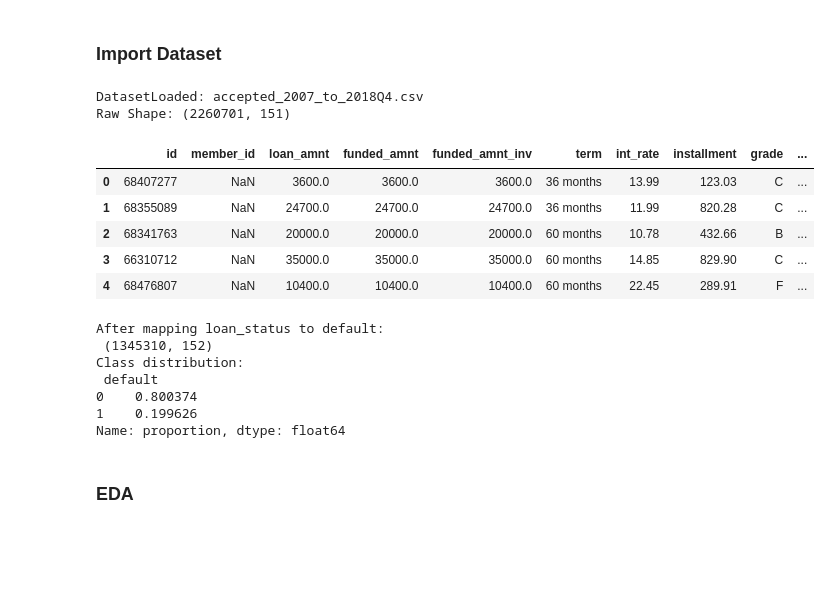
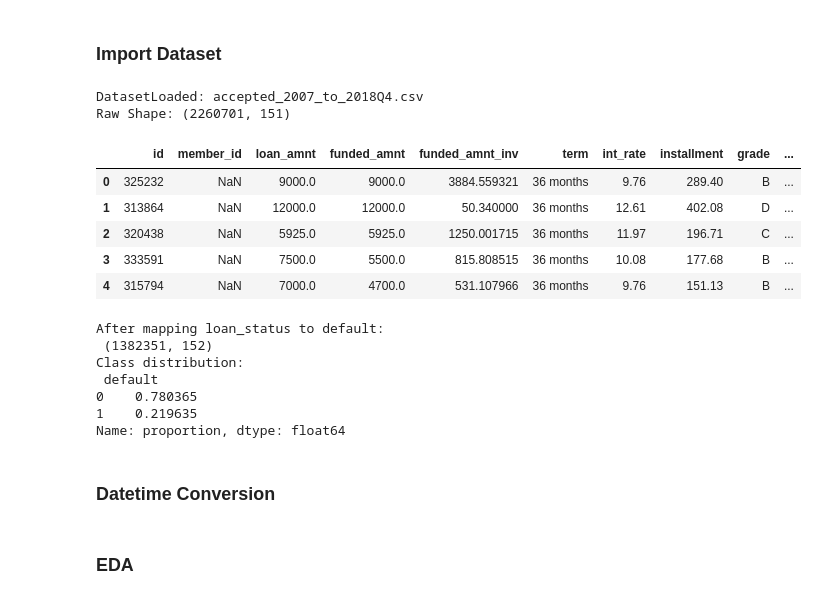
Before and after one commit to pranavrao10/aura-xai-finrisk-llm, a Jupyter notebook: notebooks/01_data_preprocessing_pipeline.ipynb, the cells around one changed output. Cells and saved outputs as stored; diff of their text form; code cells hidden in the pictures; blank space fills up the shorter version.

```diff
--- a/notebooks/01_data_preprocessing_pipeline.ipynb
+++ b/notebooks/01_data_preprocessing_pipeline.ipynb
@@ -30,32 +25,37 @@ data_filepath = Path("../data/raw/accepted_2007_to_2018Q4.csv")
 # %% [markdown]
 ### Import Dataset
 # %%
-df = pd.read_csv(data_filepath, low_memory=False)
+df = pd.read_csv(data_filepath, low_memory=False).sort_values("issue_d").reset_index(drop=True)
 print(f"DatasetLoaded: {data_filepath.name}")
 print("Raw Shape:", df.shape)
 display(df.head())
 # %% [output]
 DatasetLoaded: accepted_2007_to_2018Q4.csv
 Raw Shape: (2260701, 151)
 |  | id | member_id | loan_amnt | funded_amnt | funded_amnt_inv | term | int_rate | installment | grade | ... |
-| 0 | 68407277 | NaN | 3600.0 | 3600.0 | 3600.0 | 36 months | 13.99 | 123.03 | C | ... |
-| 1 | 68355089 | NaN | 24700.0 | 24700.0 | 24700.0 | 36 months | 11.99 | 820.28 | C | ... |
-| 2 | 68341763 | NaN | 20000.0 | 20000.0 | 20000.0 | 60 months | 10.78 | 432.66 | B | ... |
-| 3 | 66310712 | NaN | 35000.0 | 35000.0 | 35000.0 | 60 months | 14.85 | 829.90 | C | ... |
-| 4 | 68476807 | NaN | 10400.0 | 10400.0 | 10400.0 | 60 months | 22.45 | 289.91 | F | ... |
+| 0 | 325232 | NaN | 9000.0 | 9000.0 | 3884.559321 | 36 months | 9.76 | 289.40 | B | ... |
+| 1 | 313864 | NaN | 12000.0 | 12000.0 | 50.340000 | 36 months | 12.61 | 402.08 | D | ... |
+| 2 | 320438 | NaN | 5925.0 | 5925.0 | 1250.001715 | 36 months | 11.97 | 196.71 | C | ... |
+| 3 | 333591 | NaN | 7500.0 | 5500.0 | 815.808515 | 36 months | 10.08 | 177.68 | B | ... |
+| 4 | 315794 | NaN | 7000.0 | 4700.0 | 531.107966 | 36 months | 9.76 | 151.13 | B | ... |
 # %%
 df = df[df["id"].notna()].copy() #drops rows like the footer with no id data
 
-status_mapping = {"Fully Paid": 0, "Charged Off": 1}
-df=df[df["loan_status"].isin(status_mapping.keys())].copy()
-df["default"] = df["loan_status"].map(status_mapping)
+bad_status = {"Charged Off", "Default", "Does not meet the credit policy. Status:Charged Off",
+              "Late (31-120 days)", "Late (16-30 days)", "In Grace Period"}
+good_status = {"Fully Paid","Does not meet the credit policy. Status:Fully Paid"}
+df = df[df["loan_status"].isin(bad_status | good_status)].copy()
+df["default"] = df["loan_status"].isin(bad_status).astype(int)
 print("After mapping loan_status to default:\n", df.shape)
 print("Class distribution:\n", df["default"].value_counts(normalize=True))
+class_ratio = df["default"].value_counts(normalize=True).min() / df["default"].value_counts(normalize=True).max()
 # %% [output]
 After mapping loan_status to default:
- (1345310, 152)
+ (1382351, 152)
 Class distribution:
  default
-0    0.800374
-1    0.199626
+0    0.780365
+1    0.219635
 Name: proportion, dtype: float64
+# %% [markdown]
+### Datetime Conversion
```
Also changed, not shown: parts of 33 cells of this notebook, 28 other files.
